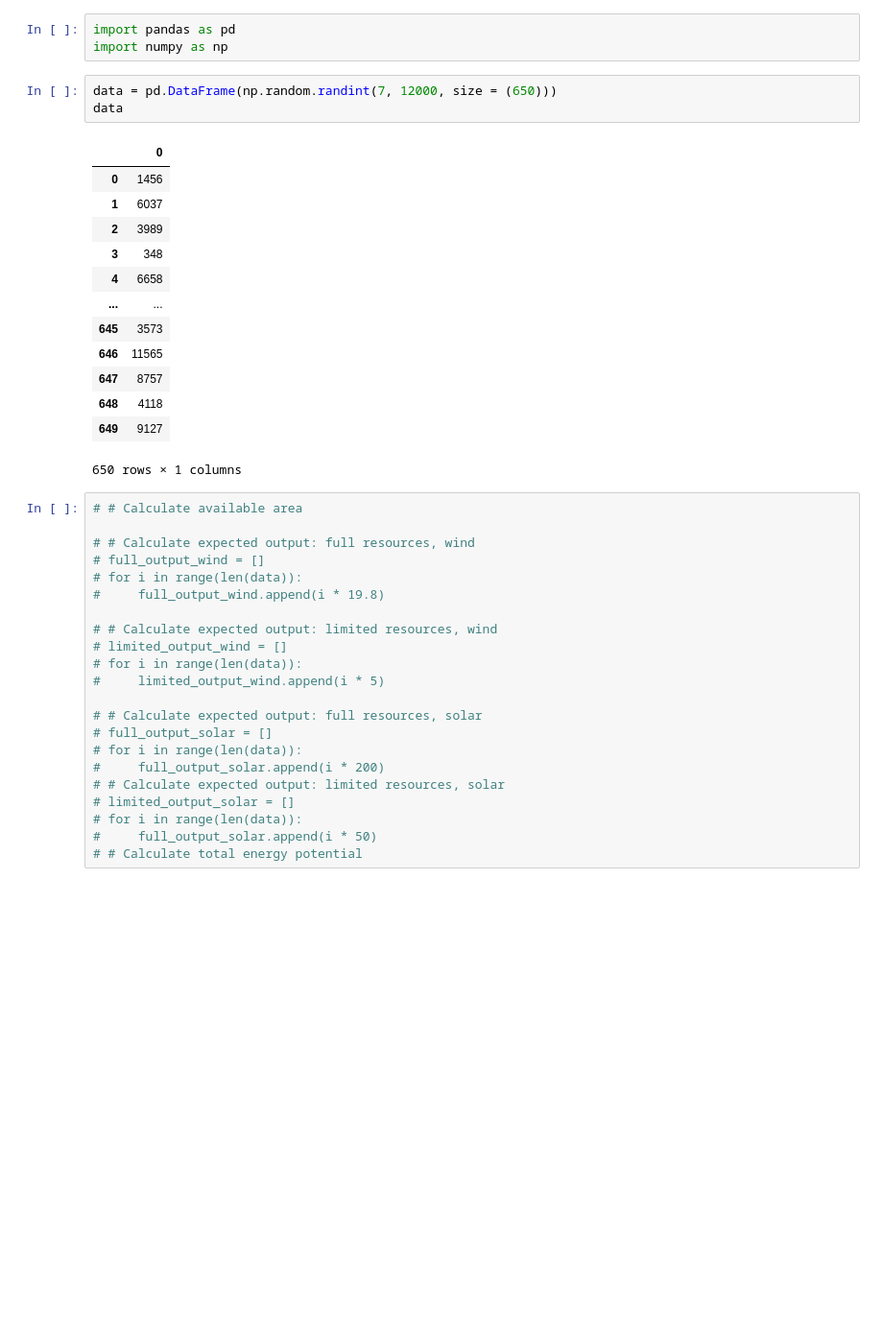
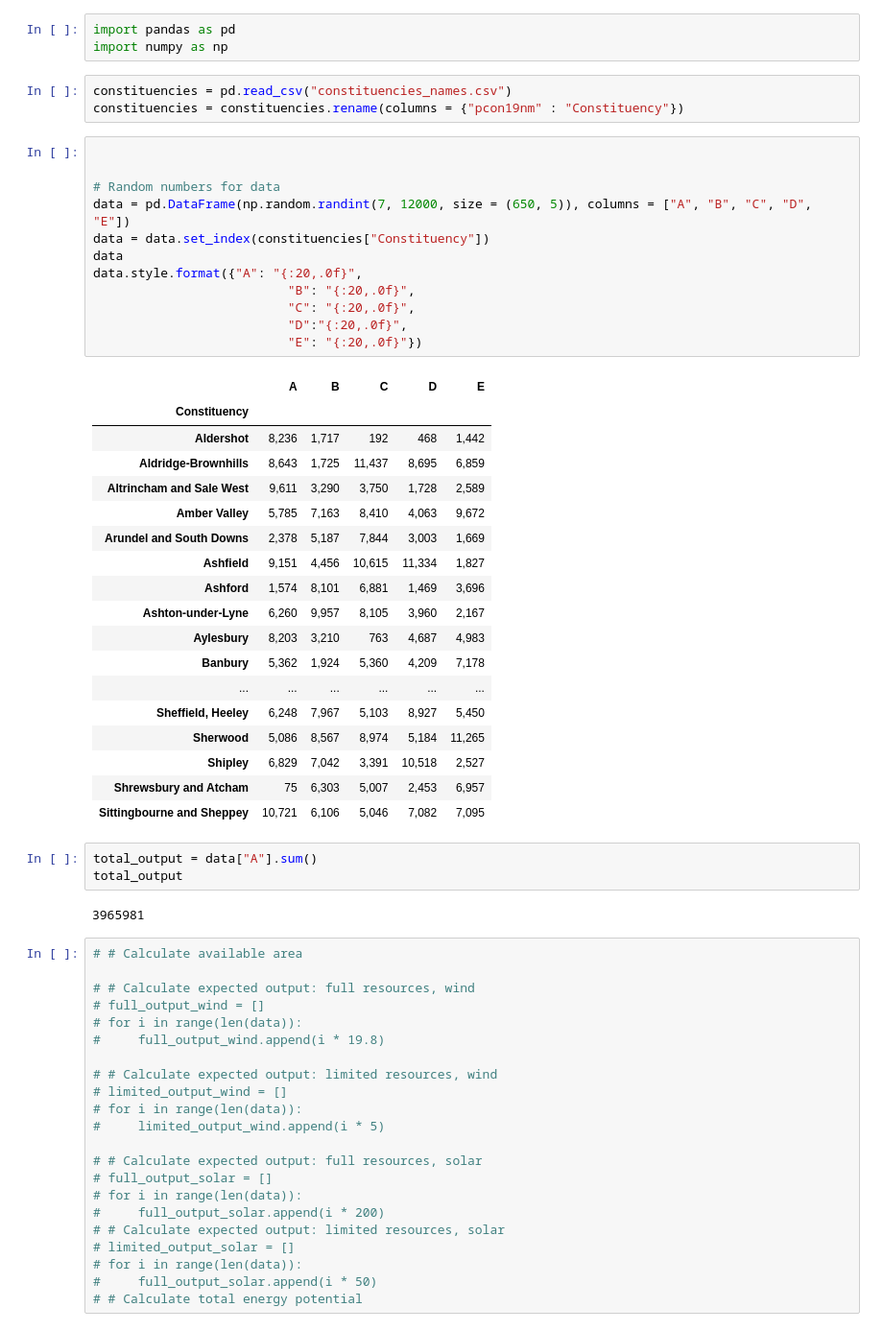
Before and after one commit to Josh-Redmond-UK/FoE_GC_Renewable_Energy, a Jupyter notebook: table_calcs.ipynb, the cells around one changed output. Shown: that part at 96% size. Drawn from its saved outputs; the diff is of its cells as text; blank space fills up the shorter version.

Commit message:
formatted table, added to-do list

```diff
--- a/table_calcs.ipynb
+++ b/table_calcs.ipynb
@@ -1,23 +1,45 @@
 # %%
 import pandas as pd
 import numpy as np
-# %%
-data = pd.DataFrame(np.random.randint(7, 12000, size = (650)))
-data
-# %% [output]
-|  | 0 |
-| 0 | 1456 |
-| 1 | 6037 |
-| 2 | 3989 |
-| 3 | 348 |
-| 4 | 6658 |
-| ... | ... |
-| 645 | 3573 |
-| 646 | 11565 |
-| 647 | 8757 |
-| 648 | 4118 |
-| 649 | 9127 |
-650 rows × 1 columns
+# %%
+constituencies = pd.read_csv("constituencies_names.csv")
+constituencies = constituencies.rename(columns = {"pcon19nm" : "Constituency"})
+# %%
+
+
+# Random numbers for data
+data = pd.DataFrame(np.random.randint(7, 12000, size = (650, 5)), columns = ["A", "B", "C", "D", "E"])
+data = data.set_index(constituencies["Constituency"])
+data
+data.style.format({"A": "{:20,.0f}",
+                          "B": "{:20,.0f}",
+                          "C": "{:20,.0f}",
+                          "D":"{:20,.0f}",
+                          "E": "{:20,.0f}"})
+# %% [output]
+|  | A | B | C | D | E |
+| Constituency |  |  |  |  |  |
+| Aldershot | 8,236 | 1,717 | 192 | 468 | 1,442 |
+| Aldridge-Brownhills | 8,643 | 1,725 | 11,437 | 8,695 | 6,859 |
+| Altrincham and Sale West | 9,611 | 3,290 | 3,750 | 1,728 | 2,589 |
+| Amber Valley | 5,785 | 7,163 | 8,410 | 4,063 | 9,672 |
+| Arundel and South Downs | 2,378 | 5,187 | 7,844 | 3,003 | 1,669 |
+| Ashfield | 9,151 | 4,456 | 10,615 | 11,334 | 1,827 |
+| Ashford | 1,574 | 8,101 | 6,881 | 1,469 | 3,696 |
+| Ashton-under-Lyne | 6,260 | 9,957 | 8,105 | 3,960 | 2,167 |
+| Aylesbury | 8,203 | 3,210 | 763 | 4,687 | 4,983 |
+| Banbury | 5,362 | 1,924 | 5,360 | 4,209 | 7,178 |
+| ... | ... | ... | ... | ... | ... |
+| Sheffield, Heeley | 6,248 | 7,967 | 5,103 | 8,927 | 5,450 |
+| Sherwood | 5,086 | 8,567 | 8,974 | 5,184 | 11,265 |
+| Shipley | 6,829 | 7,042 | 3,391 | 10,518 | 2,527 |
+| Shrewsbury and Atcham | 75 | 6,303 | 5,007 | 2,453 | 6,957 |
+| Sittingbourne and Sheppey | 10,721 | 6,106 | 5,046 | 7,082 | 7,095 |
+# %%
+total_output = data["A"].sum()
+total_output
+# %% [output]
+3965981
 # %%
 # # Calculate available area
 
```
Also changed, not shown: 3 other files.
